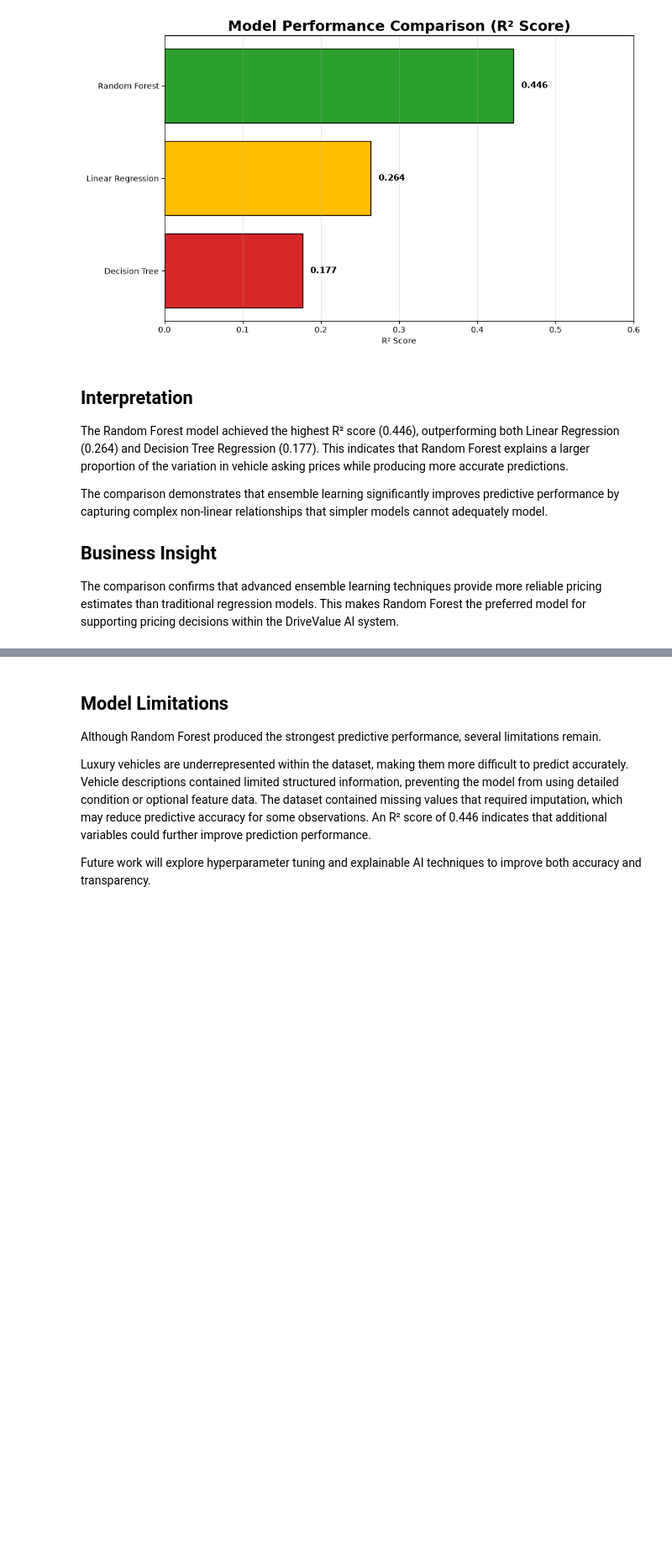
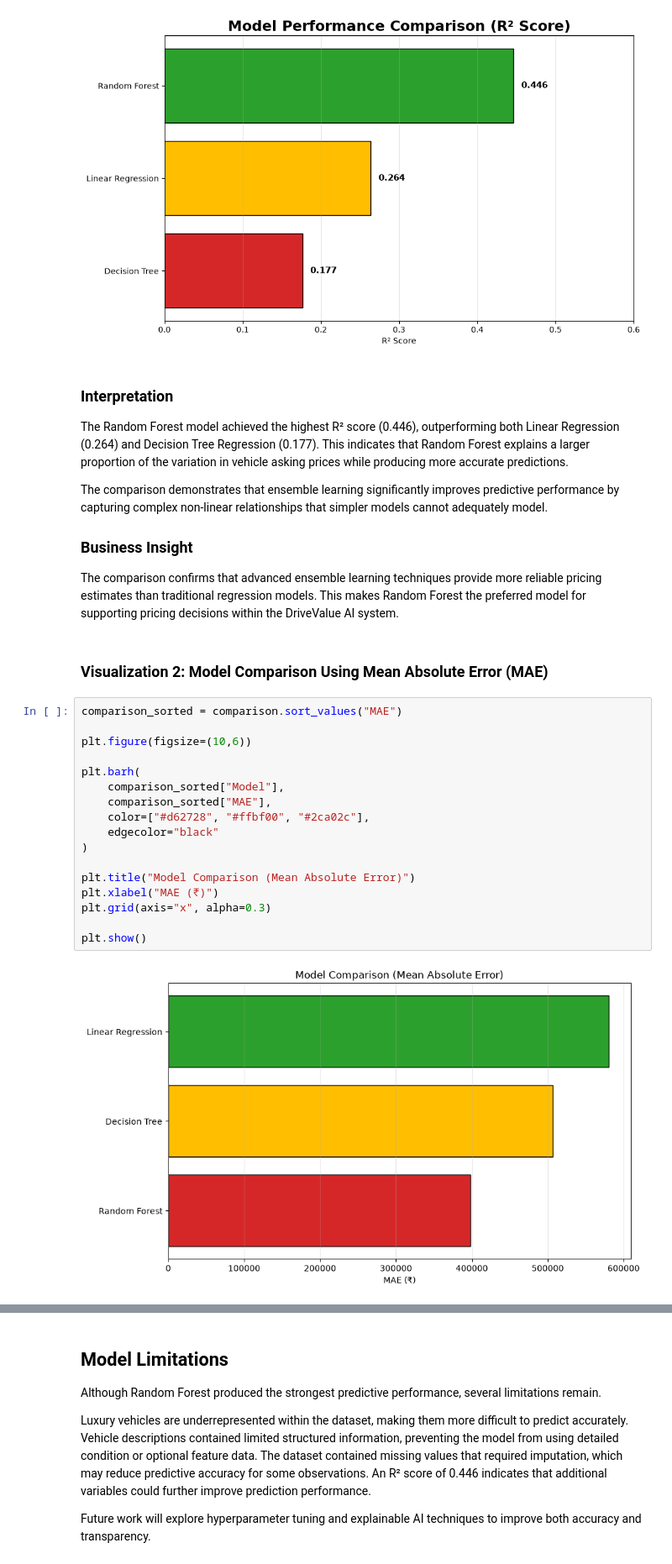
Before and after one commit to JacquaM/DriveValue-AI, a Jupyter notebook: notebooks/04_Model_Building.ipynb, the cells around one changed output, grey strips where cells are left out. Shown at 84% size. Cells and saved outputs as stored; diff of their text form; blank space fills up the shorter version.

```diff
--- a/notebooks/04_Model_Building.ipynb
+++ b/notebooks/04_Model_Building.ipynb
@@ -641,12 +659,33 @@ plt.show()
 # %% [output]
 [figure]
 # %% [markdown]
-## Interpretation
+### Interpretation
 
 The Random Forest model achieved the highest R² score (0.446), outperforming both Linear Regression (0.264) and Decision Tree Regression (0.177). This indicates that Random Forest explains a larger proportion of the variation in vehicle asking prices while producing more accurate predictions.
 
 The comparison demonstrates that ensemble learning significantly improves predictive performance by capturing complex non-linear relationships that simpler models cannot adequately model.
 
-## Business Insight
+### Business Insight
 
 The comparison confirms that advanced ensemble learning techniques provide more reliable pricing estimates than traditional regression models. This makes Random Forest the preferred model for supporting pricing decisions within the DriveValue AI system.
+# %% [markdown]
+### Visualization 2: Model Comparison Using Mean Absolute Error (MAE)
+# %%
+comparison_sorted = comparison.sort_values("MAE")
+
+plt.figure(figsize=(10,6))
+
+plt.barh(
+    comparison_sorted["Model"],
+    comparison_sorted["MAE"],
+    color=["#d62728", "#ffbf00", "#2ca02c"],
+    edgecolor="black"
+)
+
+plt.title("Model Comparison (Mean Absolute Error)")
+plt.xlabel("MAE (₹)")
+plt.grid(axis="x", alpha=0.3)
+
+plt.show()
+# %% [output]
+[figure, added]
```
Also changed, not shown: parts of 27 cells of this notebook, 1 other file.
